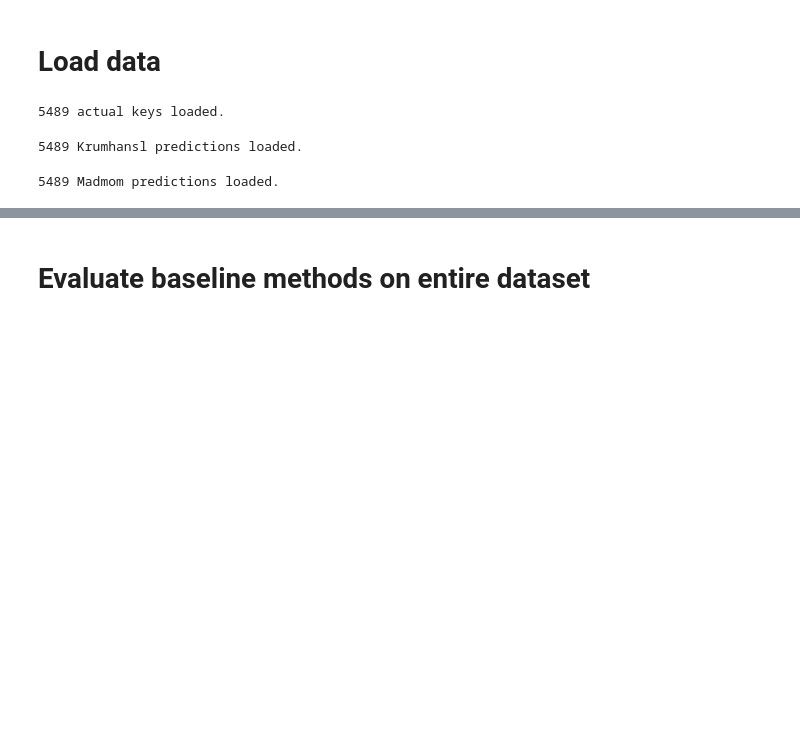
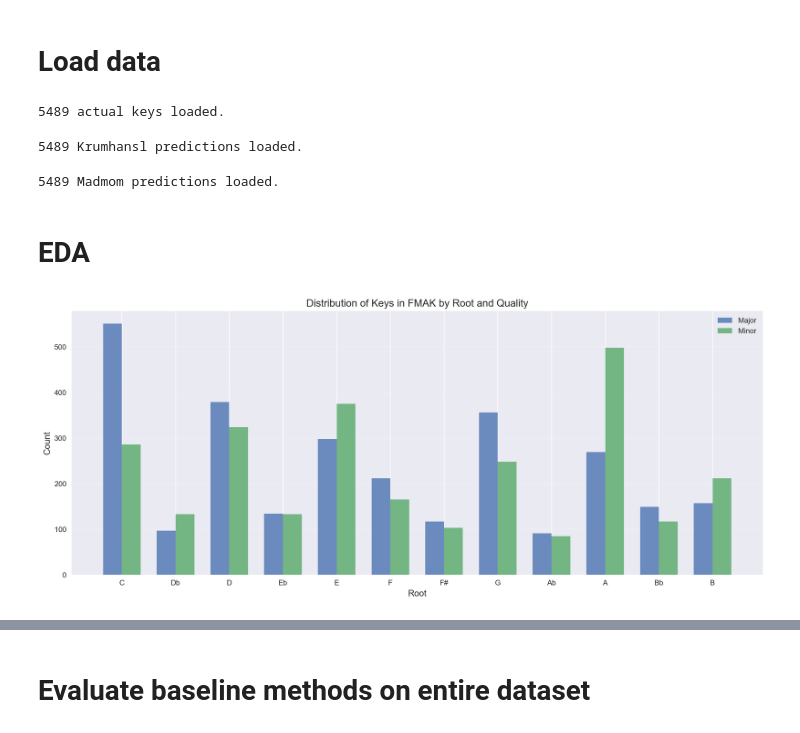
Before and after one commit to jeffgord/mir-key-estimation, a Jupyter notebook: analysis.ipynb, the cells around one changed output, grey strips where cells are left out. Cells and saved outputs as stored; diff of their text form; code cells hidden in the pictures; blank space fills up the shorter version.

```diff
--- a/analysis.ipynb
+++ b/analysis.ipynb
@@ -42,0 +53,37 @@ print(f"{len(madmom_keys_dict)} Madmom predictions loaded.")
+# %% [markdown]
+# EDA
+# %%
+# Count major and minor for each root
+key_counts = {root: {'major': 0, 'minor': 0} for root in u.ROOTS}
+
+for key in actual_keys:
+    parts = key.split()
+    root = parts[0]
+    mode = parts[1].lower()
+    if root in key_counts:
+        key_counts[root][mode] += 1
+
+# Create bar chart
+fig, ax = plt.subplots(figsize=(14, 6))
+
+x = np.arange(len(u.ROOTS))
+width = 0.35
+
+major_counts = [key_counts[root]['major'] for root in u.ROOTS]
+minor_counts = [key_counts[root]['minor'] for root in u.ROOTS]
+
+bars1 = ax.bar(x - width/2, major_counts, width, label='Major', alpha=0.8)
+bars2 = ax.bar(x + width/2, minor_counts, width, label='Minor', alpha=0.8)
+
+ax.set_xlabel('Root', fontsize=12)
+ax.set_ylabel('Count', fontsize=12)
+ax.set_title('Distribution of Keys in FMAK by Root and Quality', fontsize=14)
+ax.set_xticks(x)
+ax.set_xticklabels(u.ROOTS)
+ax.legend()
+ax.grid(axis='y', alpha=0.3)
+
+plt.tight_layout()
+plt.show()
+# %% [output]
+[figure, added]
```
Also changed, not shown: parts of 11 cells of this notebook, 2 other files.
